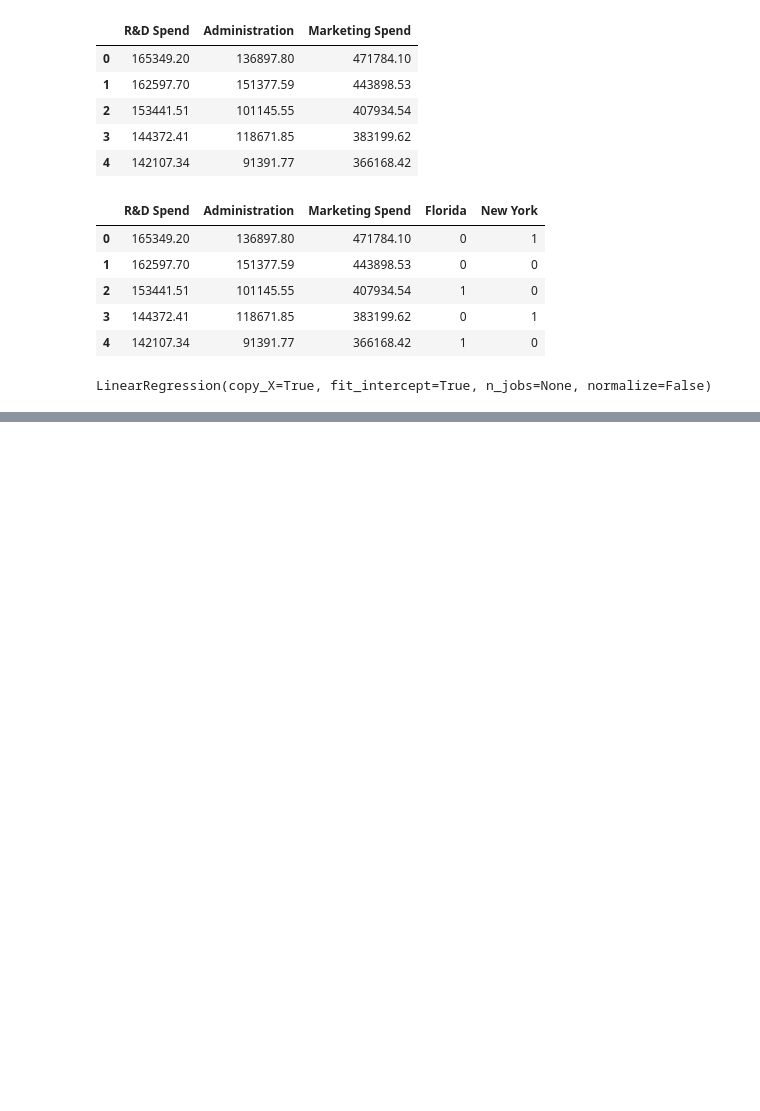
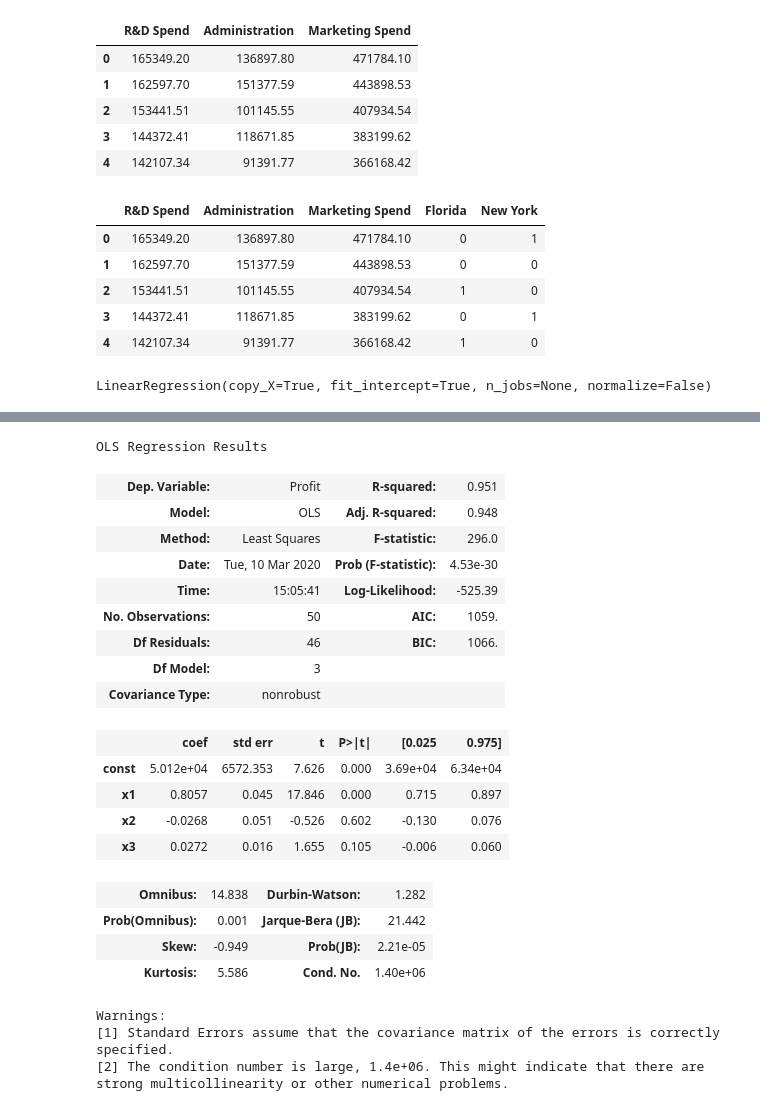
Before and after one commit to srmk1/learn-ml-hands-on, a Jupyter notebook: learn-ml-hands-on/ml-training-models/multiple-linear-regression.ipynb, the cells around one changed output, grey strips where cells are left out. Cells and saved outputs as stored; diff of their text form; code cells hidden in the pictures; blank space fills up the shorter version.

```diff
--- a/learn-ml-hands-on/ml-training-models/multiple-linear-regression.ipynb
+++ b/learn-ml-hands-on/ml-training-models/multiple-linear-regression.ipynb
@@ -90,0 +145,28 @@ LinearRegression(copy_X=True, fit_intercept=True, n_jobs=None, normalize=False)
+# %%
+X_opt = X[:,[0,1,2,3]]
+regressor_OLS = sm_regrsr_lmodel.OLS(endog = y, exog = X_opt).fit()
+regressor_OLS.summary()
+# %% [output]
+OLS Regression Results
+| Dep. Variable: | Profit | R-squared: | 0.951 |
+| Model: | OLS | Adj. R-squared: | 0.948 |
+| Method: | Least Squares | F-statistic: | 296.0 |
+| Date: | Tue, 10 Mar 2020 | Prob (F-statistic): | 4.53e-30 |
+| Time: | 15:05:41 | Log-Likelihood: | -525.39 |
+| No. Observations: | 50 | AIC: | 1059. |
+| Df Residuals: | 46 | BIC: | 1066. |
+| Df Model: | 3 |  |  |
+| Covariance Type: | nonrobust |  |  |
+|  | coef | std err | t | P>|t| | [0.025 | 0.975] |
+| const | 5.012e+04 | 6572.353 | 7.626 | 0.000 | 3.69e+04 | 6.34e+04 |
+| x1 | 0.8057 | 0.045 | 17.846 | 0.000 | 0.715 | 0.897 |
+| x2 | -0.0268 | 0.051 | -0.526 | 0.602 | -0.130 | 0.076 |
+| x3 | 0.0272 | 0.016 | 1.655 | 0.105 | -0.006 | 0.060 |
+| Omnibus: | 14.838 | Durbin-Watson: | 1.282 |
+| Prob(Omnibus): | 0.001 | Jarque-Bera (JB): | 21.442 |
+| Skew: | -0.949 | Prob(JB): | 2.21e-05 |
+| Kurtosis: | 5.586 | Cond. No. | 1.40e+06 |
+Warnings:
+[1] Standard Errors assume that the covariance matrix of the errors is correctly specified.
+[2] The condition number is large, 1.4e+06. This might indicate that there are
+strong multicollinearity or other numerical problems.
```
Also changed, not shown: parts of 9 cells of this notebook.
